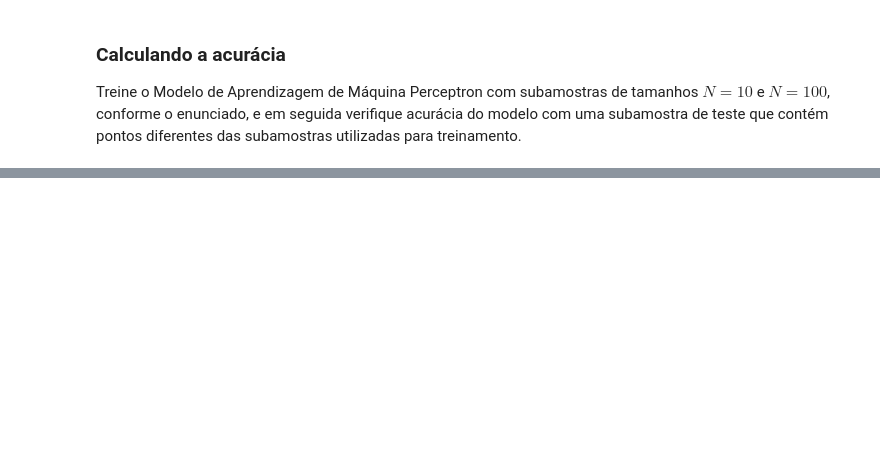
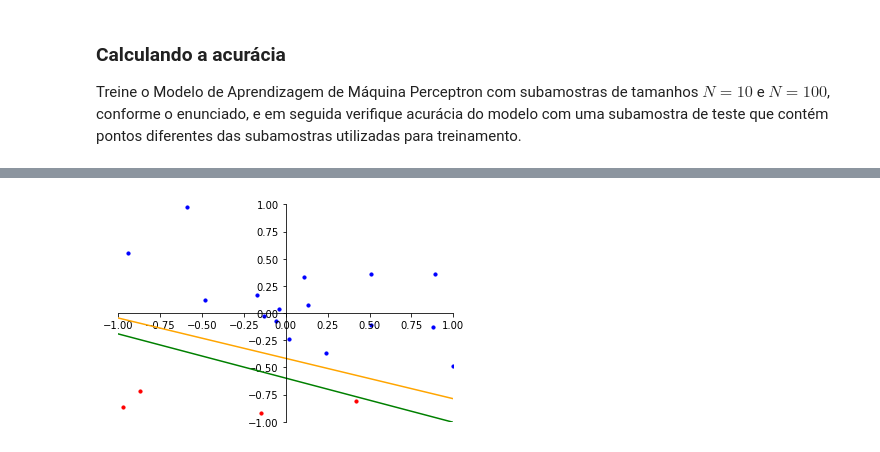
Before and after one commit to JoseAugusto011/MachineLearning, a Jupyter notebook: Pratica___PLA.ipynb, the cells around one changed output, grey strips where cells are left out. Saved outputs shown, nothing was run; the diff lists cells and outputs as text; code cells hidden in the pictures; blank space fills up the shorter version.

```diff
--- a/Pratica___PLA.ipynb
+++ b/Pratica___PLA.ipynb
@@ -303,0 +287,5 @@ Acurácia com subamostra de treino 100: 0.38
+# %%
+rtreino = X_test[0:20]
+itTreino, PesosTreino = PLA(rtreino, Y[0:20], [m, b])
+# %% [output]
+[figure, added]
```
Also changed, not shown: parts of 11 cells of this notebook.
